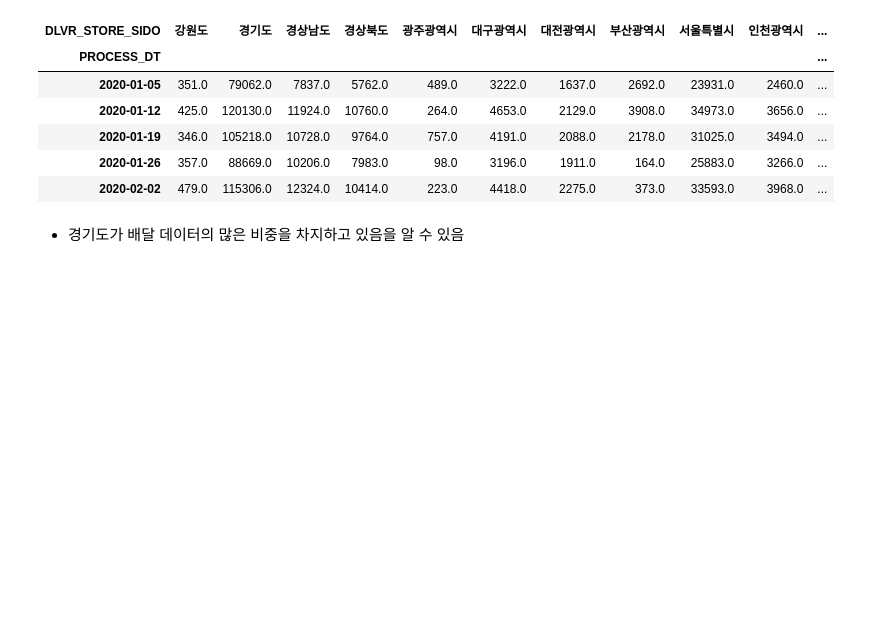
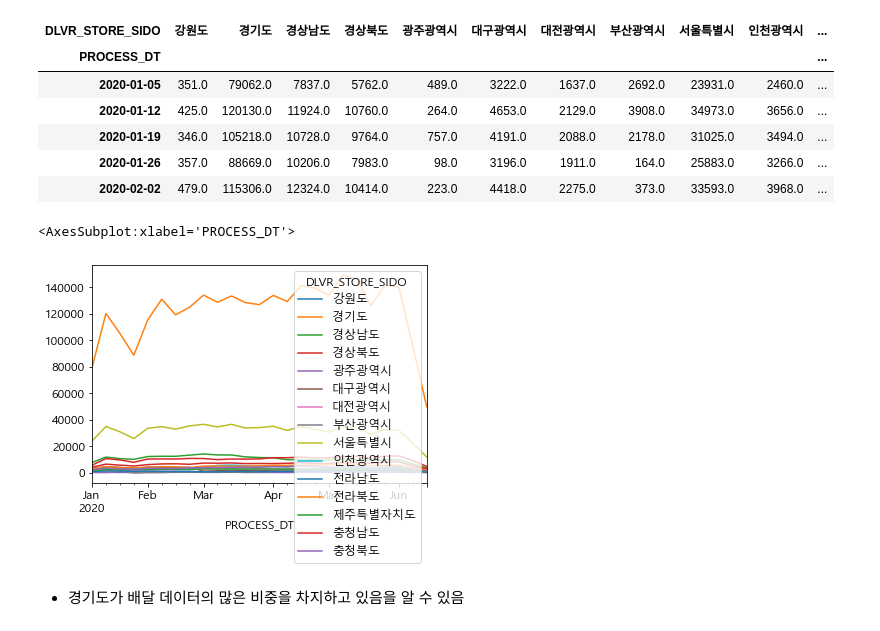
Before and after one commit to Jihwan98/2021-1, a Jupyter notebook: Data_Science/vz_report.ipynb, the cells around one changed output. Drawn from its saved outputs; the diff is of its cells as text; code cells hidden in the pictures; blank space fills up the shorter version.

```diff
--- a/Data_Science/vz_report.ipynb
+++ b/Data_Science/vz_report.ipynb
@@ -337,6 +337,11 @@ delivery_sum_week.head()
 | 2020-01-19 | 346.0 | 105218.0 | 10728.0 | 9764.0 | 757.0 | 4191.0 | 2088.0 | 2178.0 | 31025.0 | 3494.0 | ... |
 | 2020-01-26 | 357.0 | 88669.0 | 10206.0 | 7983.0 | 98.0 | 3196.0 | 1911.0 | 164.0 | 25883.0 | 3266.0 | ... |
 | 2020-02-02 | 479.0 | 115306.0 | 12324.0 | 10414.0 | 223.0 | 4418.0 | 2275.0 | 373.0 | 33593.0 | 3968.0 | ... |
+# %%
+delivery_sum_week.plot()
+# %% [output]
+<AxesSubplot:xlabel='PROCESS_DT'>
+[figure, added]
 # %% [markdown]
 - 경기도가 배달 데이터의 많은 비중을 차지하고 있음을 알 수 있음
 # %%
```
Also changed, not shown: parts of 3 cells of this notebook.
